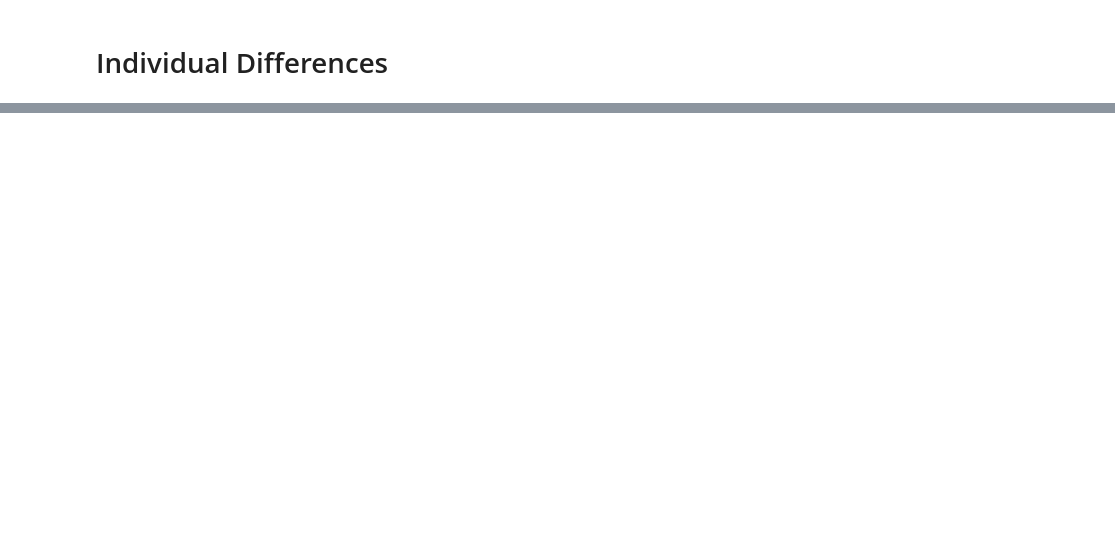
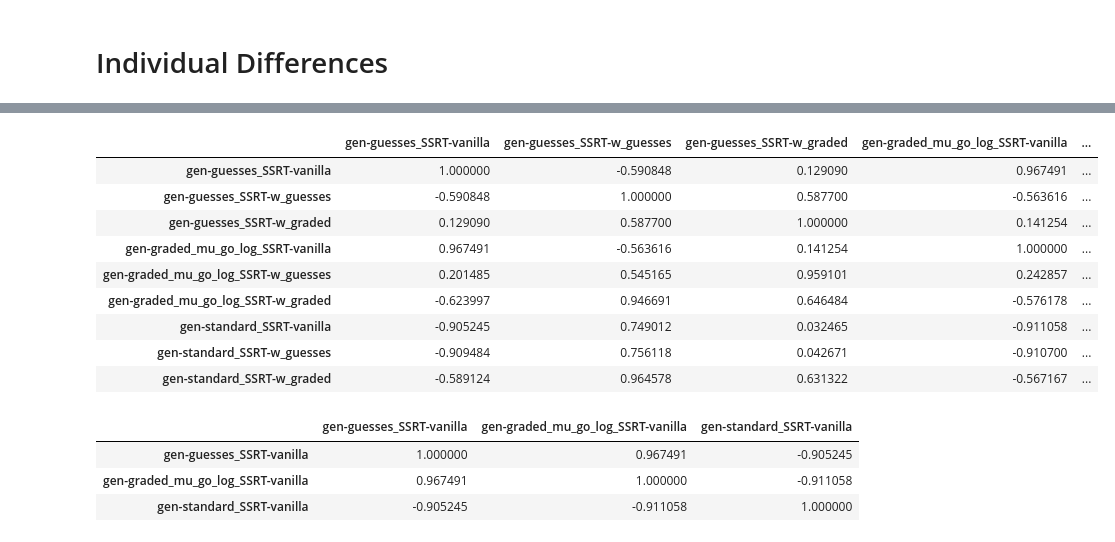
Before and after one commit to henrymj/ABCD_simulations, a Jupyter notebook: generate_results.ipynb, the cells around one changed output, grey strips where cells are left out. Cells and saved outputs as stored; diff of their text form; code cells hidden in the pictures; blank space fills up the shorter version.

```diff
--- a/generate_results.ipynb
+++ b/generate_results.ipynb
@@ -171,2 +177,21 @@ indiv_SSRTs_rank.corr()
+# %%
+indiv_SSRTs.corr(method='spearman').to_csv('outputs/ABCD_weighted_SSRTs_rank-corr.csv')
+indiv_SSRTs.corr(method='spearman')
+# %% [output]
+|  | gen-guesses_SSRT-vanilla | gen-guesses_SSRT-w_guesses | gen-guesses_SSRT-w_graded | gen-graded_mu_go_log_SSRT-vanilla | ... |
+| gen-guesses_SSRT-vanilla | 1.000000 | -0.590848 | 0.129090 | 0.967491 | ... |
+| gen-guesses_SSRT-w_guesses | -0.590848 | 1.000000 | 0.587700 | -0.563616 | ... |
+| gen-guesses_SSRT-w_graded | 0.129090 | 0.587700 | 1.000000 | 0.141254 | ... |
+| gen-graded_mu_go_log_SSRT-vanilla | 0.967491 | -0.563616 | 0.141254 | 1.000000 | ... |
+| gen-graded_mu_go_log_SSRT-w_guesses | 0.201485 | 0.545165 | 0.959101 | 0.242857 | ... |
+| gen-graded_mu_go_log_SSRT-w_graded | -0.623997 | 0.946691 | 0.646484 | -0.576178 | ... |
+| gen-standard_SSRT-vanilla | -0.905245 | 0.749012 | 0.032465 | -0.911058 | ... |
+| gen-standard_SSRT-w_guesses | -0.909484 | 0.756118 | 0.042671 | -0.910700 | ... |
+| gen-standard_SSRT-w_graded | -0.589124 | 0.964578 | 0.631322 | -0.567167 | ... |
 # %%
-indiv_SSRTs_rank.filter(regex='SSRT-vanilla').corr()
+indiv_SSRTs.filter(regex='SSRT-vanilla').corr(method='spearman')
+# %% [output]
+|  | gen-guesses_SSRT-vanilla | gen-graded_mu_go_log_SSRT-vanilla | gen-standard_SSRT-vanilla |
+| gen-guesses_SSRT-vanilla | 1.000000 | 0.967491 | -0.905245 |
+| gen-graded_mu_go_log_SSRT-vanilla | 0.967491 | 1.000000 | -0.911058 |
+| gen-standard_SSRT-vanilla | -0.905245 | -0.911058 | 1.000000 |
```
Also changed, not shown: parts of 13 cells of this notebook, 7 other files.
